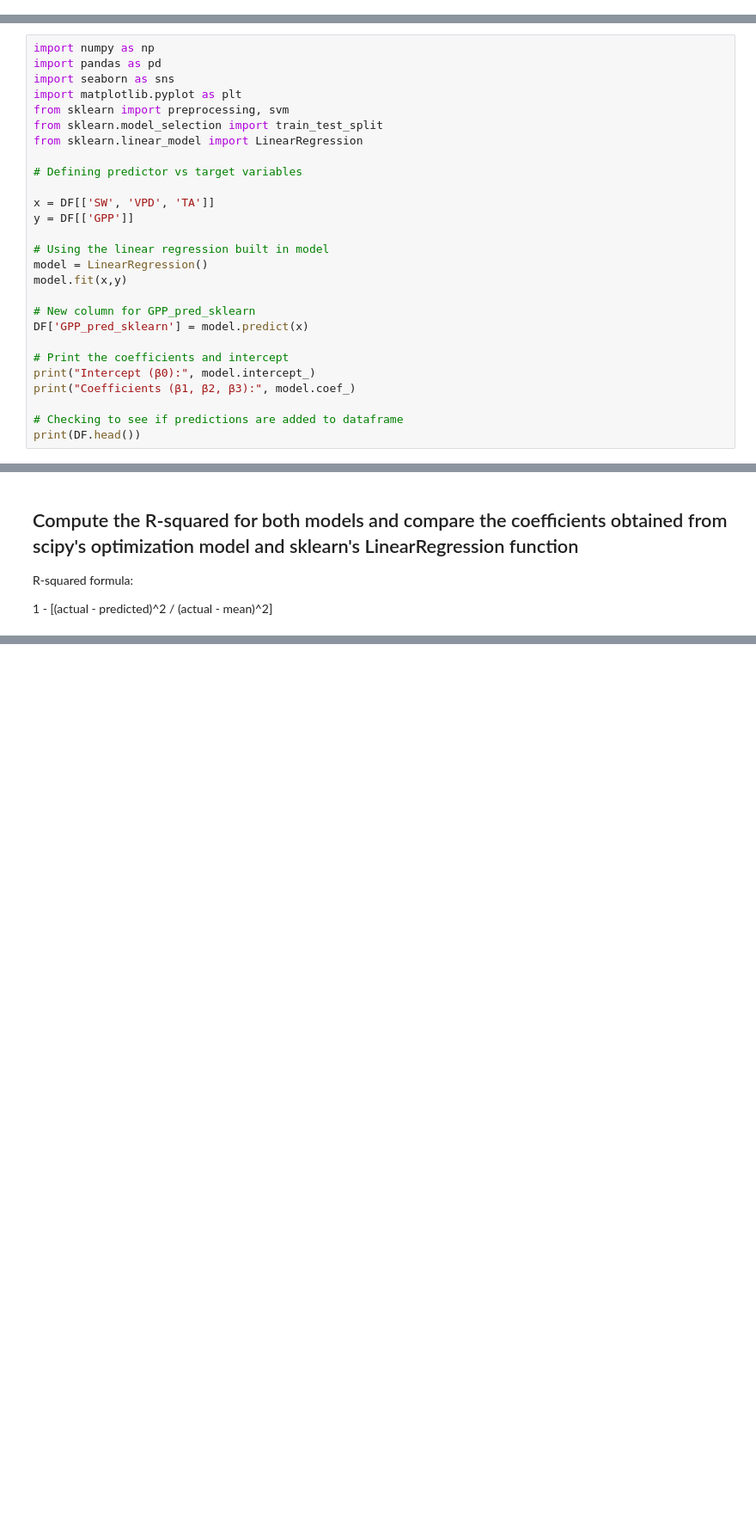
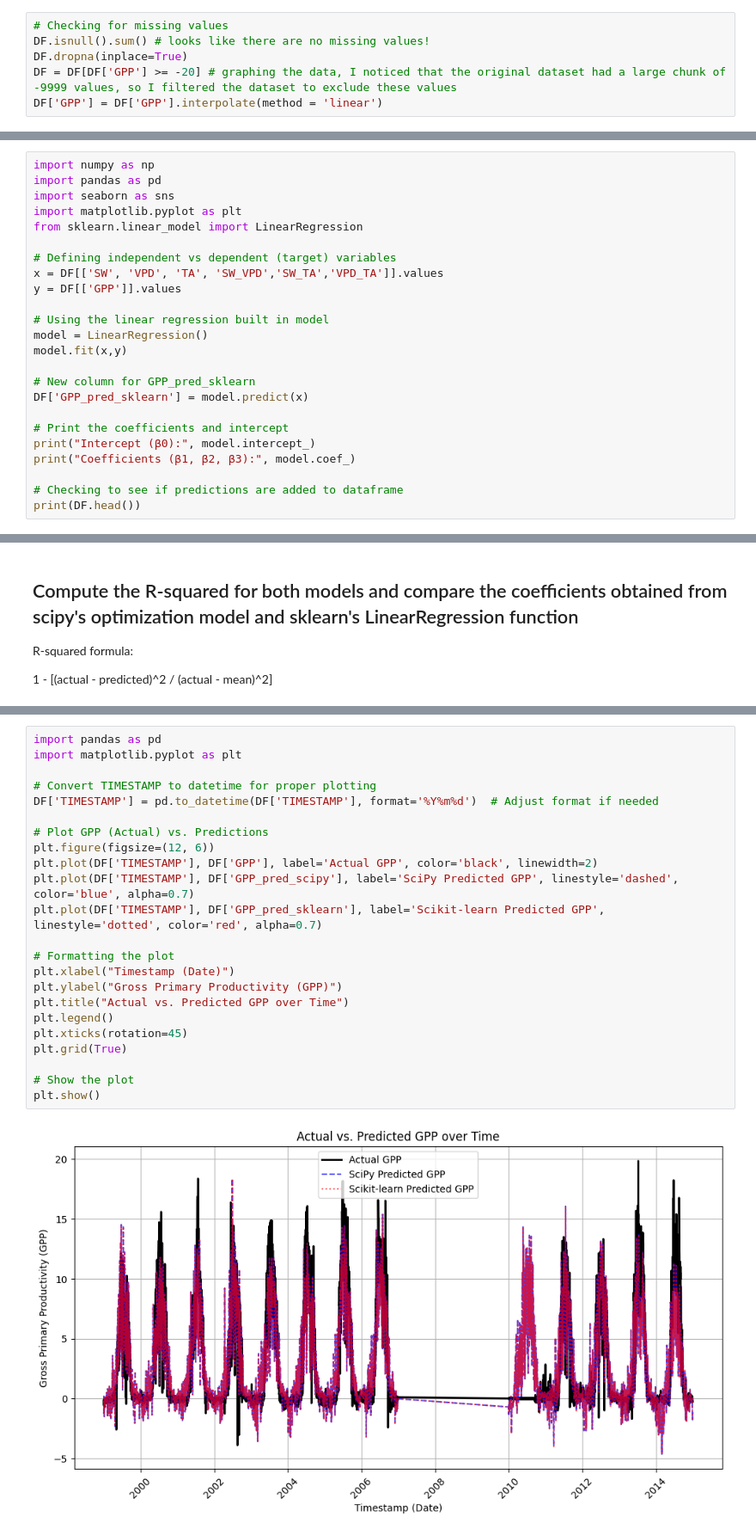
Before and after one commit to jayasuneja/FWE458_Spring25, a Jupyter notebook: Homework4_Suneja/Homework4_Suneja.ipynb, the cells around one changed output, grey strips where cells are left out. Shown at 86% size. Drawn from its saved outputs; the diff is of its cells as text; blank space fills up the shorter version.

```diff
--- a/Homework4_Suneja/Homework4_Suneja.ipynb
+++ b/Homework4_Suneja/Homework4_Suneja.ipynb
@@ -101,3 +91,9 @@ dtype: int64
+# %%
+# Checking for missing values
+DF.isnull().sum() # looks like there are no missing values!
+DF.dropna(inplace=True)
+DF = DF[DF['GPP'] >= -20] # graphing the data, I noticed that the original dataset had a large chunk of -9999 values, so I filtered the dataset to exclude these values
+DF['GPP'] = DF['GPP'].interpolate(method = 'linear')
 # %% [markdown]
 # 2) Feature Engineering -- Interaction Terms (1 point)
 # %% [markdown]
@@ -194,14 +195,11 @@ import numpy as np
 import pandas as pd
 import seaborn as sns
 import matplotlib.pyplot as plt
-from sklearn import preprocessing, svm
-from sklearn.model_selection import train_test_split
 from sklearn.linear_model import LinearRegression
 
-# Defining predictor vs target variables
-
-x = DF[['SW', 'VPD', 'TA']]
-y = DF[['GPP']]
+# Defining independent vs dependent (target) variables
+x = DF[['SW', 'VPD', 'TA', 'SW_VPD','SW_TA','VPD_TA']].values
+y = DF[['GPP']].values
 
 # Using the linear regression built in model
 model = LinearRegression()
@@ -258,0 +257,25 @@ print(Rsquared_sklearn)
+# %%
+import pandas as pd
+import matplotlib.pyplot as plt
+
+# Convert TIMESTAMP to datetime for proper plotting
+DF['TIMESTAMP'] = pd.to_datetime(DF['TIMESTAMP'], format='%Y%m%d')  # Adjust format if needed
+
+# Plot GPP (Actual) vs. Predictions
+plt.figure(figsize=(12, 6))
+plt.plot(DF['TIMESTAMP'], DF['GPP'], label='Actual GPP', color='black', linewidth=2)
+plt.plot(DF['TIMESTAMP'], DF['GPP_pred_scipy'], label='SciPy Predicted GPP', linestyle='dashed', color='blue', alpha=0.7)
+plt.plot(DF['TIMESTAMP'], DF['GPP_pred_sklearn'], label='Scikit-learn Predicted GPP', linestyle='dotted', color='red', alpha=0.7)
+
+# Formatting the plot
+plt.xlabel("Timestamp (Date)")
+plt.ylabel("Gross Primary Productivity (GPP)")
+plt.title("Actual vs. Predicted GPP over Time")
+plt.legend()
+plt.xticks(rotation=45)
+plt.grid(True)
+
+# Show the plot
+plt.show()
+# %% [output]
+[figure, added]
```
Also changed, not shown: parts of 8 cells of this notebook.
